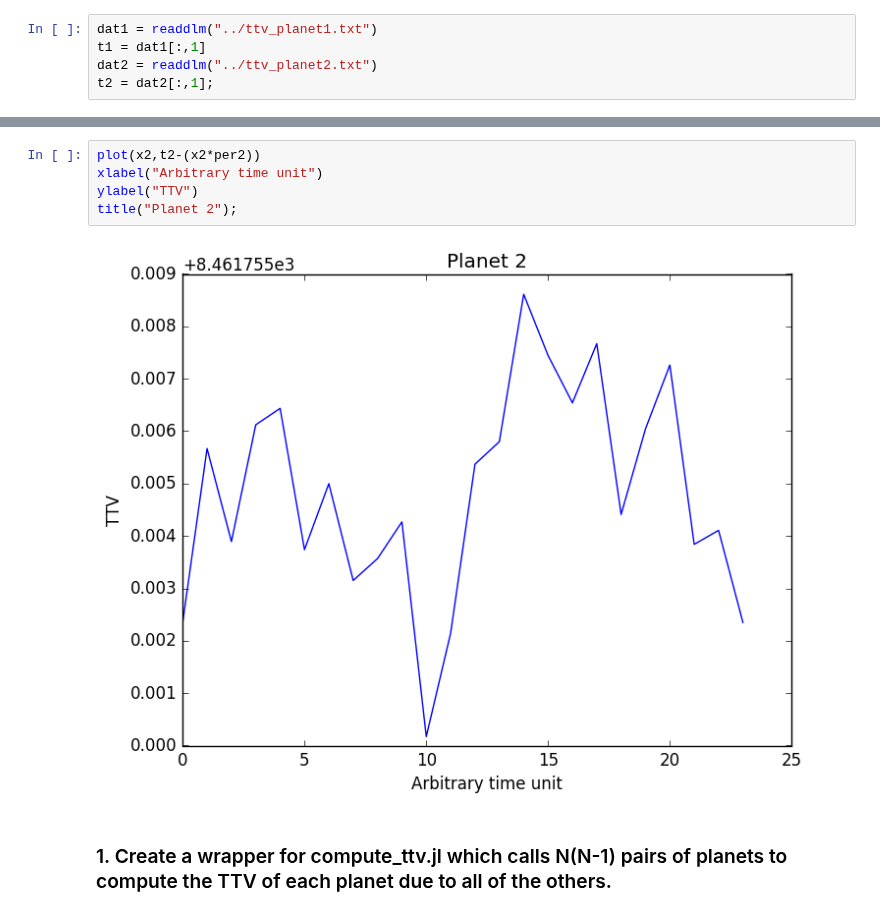
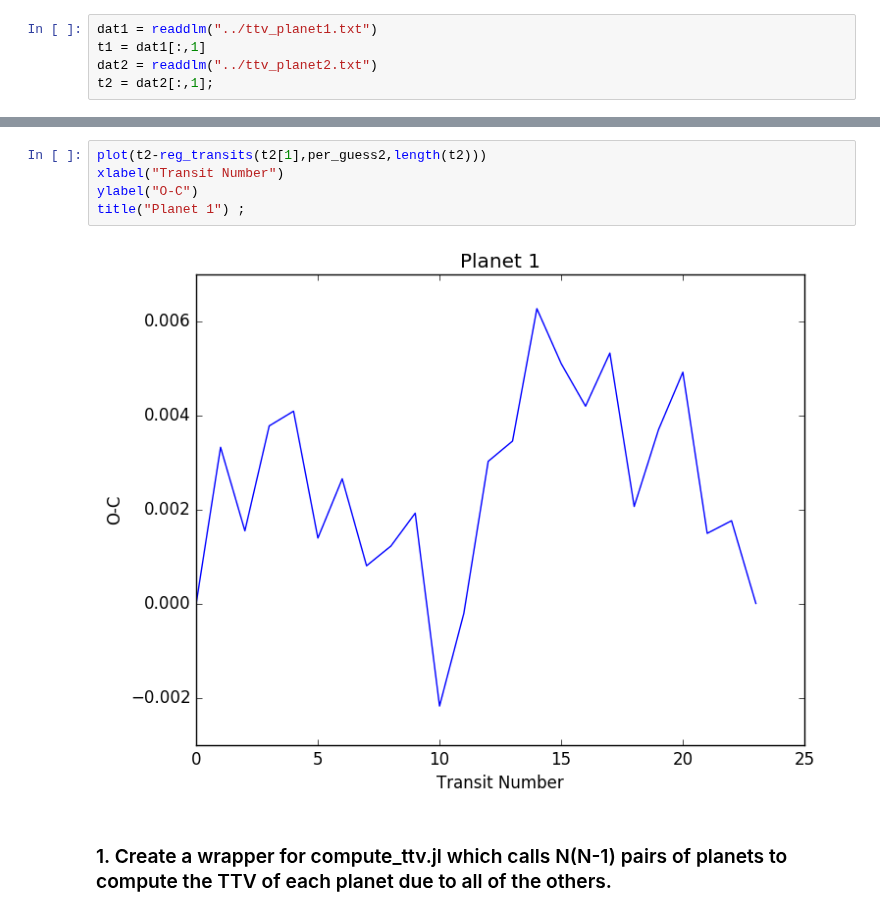
Before and after one commit to jlustigy/ExoJulia, a Jupyter notebook: Homework/hw4/Trevor_Kolby/hw4.ipynb, the cells around one changed output, grey strips where cells are left out. Cells and saved outputs as stored; diff of their text form.

```diff
--- a/Homework/hw4/Trevor_Kolby/hw4.ipynb
+++ b/Homework/hw4/Trevor_Kolby/hw4.ipynb
@@ -32,10 +34,10 @@ title("Planet 1");
-# %%
-plot(x2,t2-(x2*per2))
-xlabel("Arbitrary time unit")
-ylabel("TTV")
-title("Planet 2");
-# %% [output]
-[figure, removed]
+# %%
+plot(t2-reg_transits(t2[1],per_guess2,length(t2)))
+xlabel("Transit Number")
+ylabel("O-C")
+title("Planet 1") ;
+# %% [output]
+[figure, added]
 # %% [markdown]
 ### 1. Create a wrapper for compute_ttv.jl which calls N(N-1) pairs of planets to compute the TTV of each planet due to all of the others.
 # %%
```
Also changed, not shown: parts of 19 cells of this notebook.
